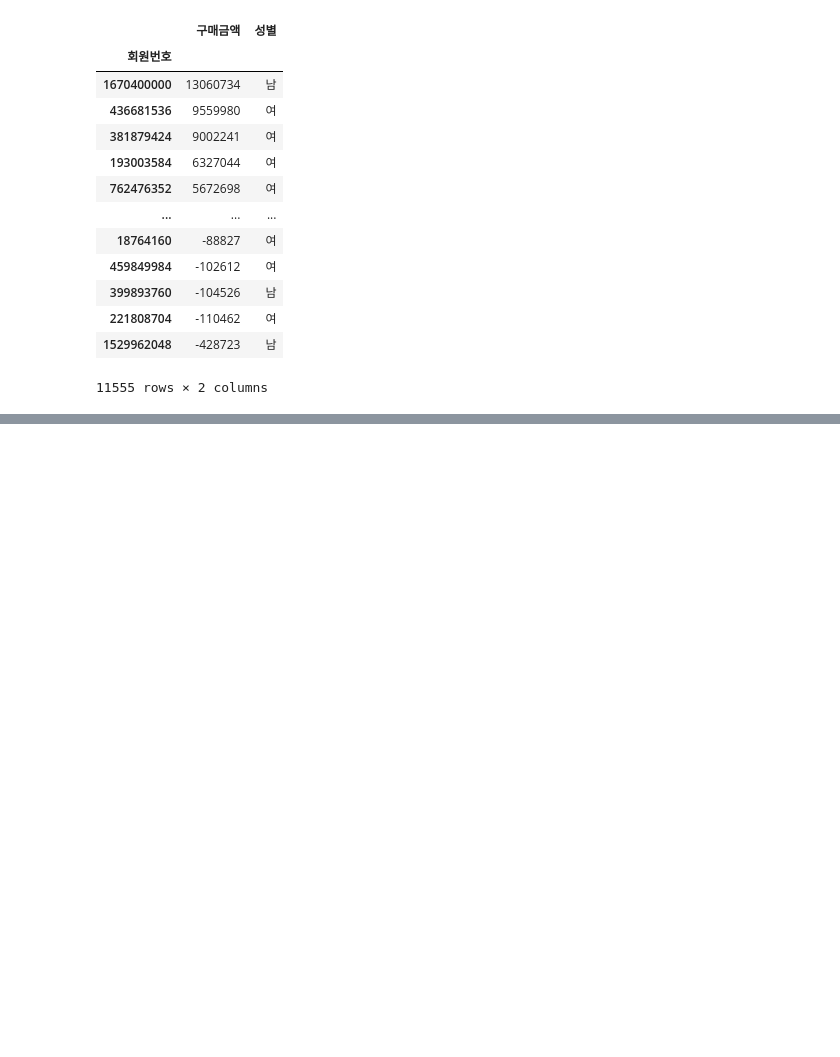
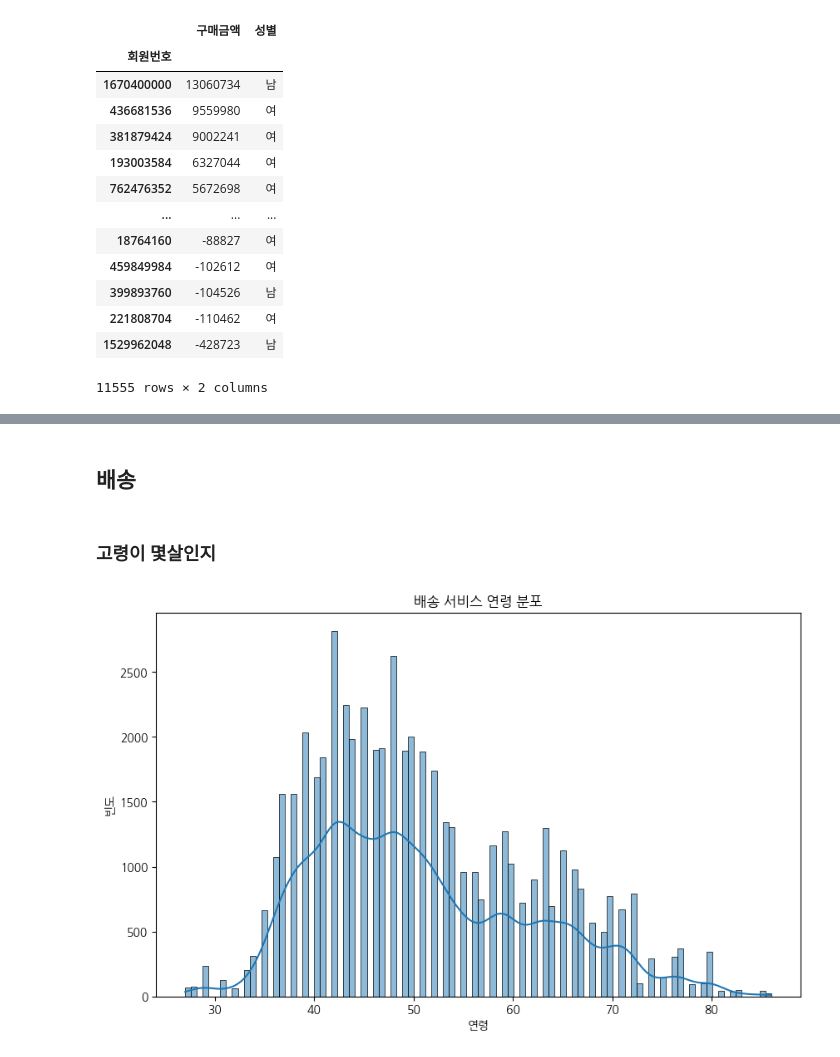
Before and after one commit to brooklyn-h/hanaro_1, a Jupyter notebook: mini_project.ipynb, the cells around one changed output, grey strips where cells are left out. Cells and saved outputs as stored; diff of their text form; code cells hidden in the pictures; blank space fills up the shorter version.

```diff
--- a/mini_project.ipynb
+++ b/mini_project.ipynb
@@ -172,0 +288,15 @@ final_result
+# %% [markdown]
+## 배송
+# %% [markdown]
+### 고령이 몇살인지
+# %%
+a= dff[dff['배송서비스신청여부']=='신청']
+# %%
+plt.figure(figsize=(10, 6))
+sns.histplot(a['연령'], bins=100, kde=True)
+plt.title('배송 서비스 연령 분포')
+plt.xlabel('연령')
+plt.ylabel('빈도')
+plt.show()
+# %% [output]
+[figure, added]
```
Also changed, not shown: parts of 22 cells of this notebook.
